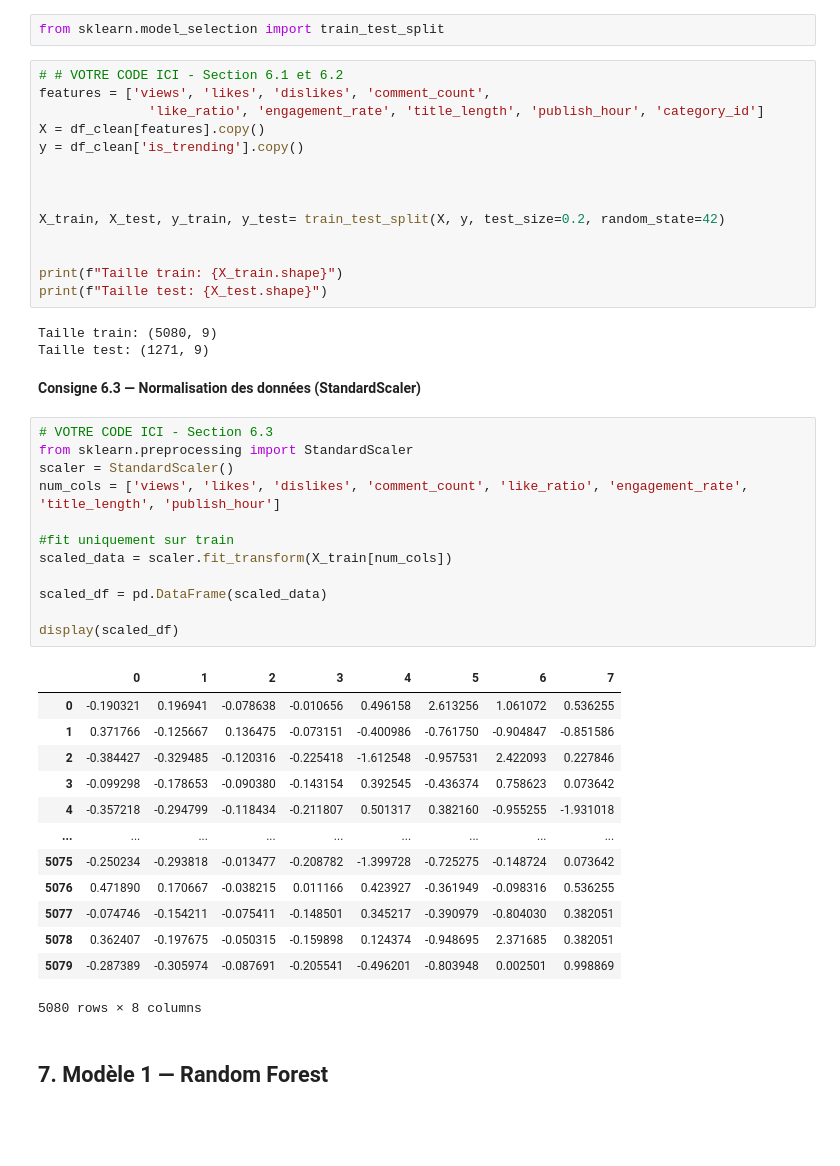
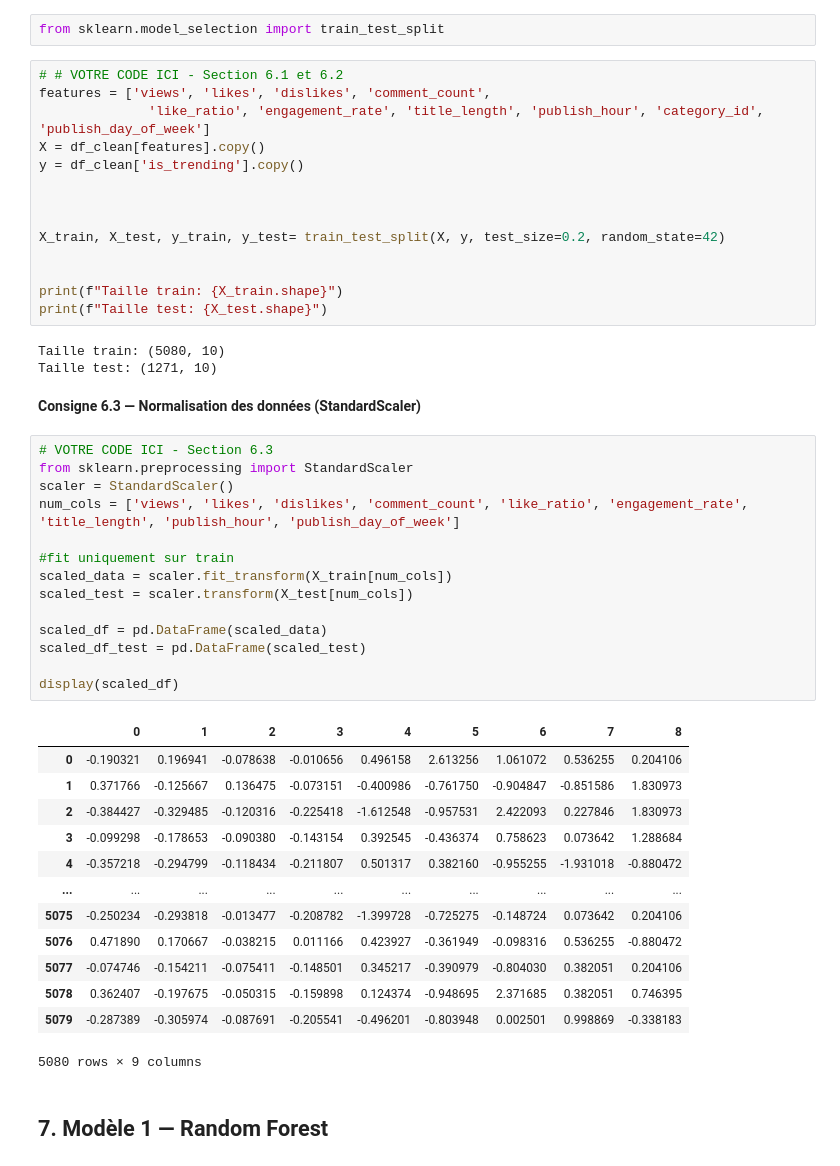
Before and after one commit to 17matb/youtube-trends, a Jupyter notebook: ml_youtube_trends.ipynb, the cells around one changed output. Drawn from its saved outputs; the diff is of its cells as text; blank space fills up the shorter version.

```diff
--- a/ml_youtube_trends.ipynb
+++ b/ml_youtube_trends.ipynb
@@ -452,7 +451,7 @@ from sklearn.model_selection import train_test_split
 # %%
 # # VOTRE CODE ICI - Section 6.1 et 6.2
 features = ['views', 'likes', 'dislikes', 'comment_count',
-              'like_ratio', 'engagement_rate', 'title_length', 'publish_hour', 'category_id']
+              'like_ratio', 'engagement_rate', 'title_length', 'publish_hour', 'category_id', 'publish_day_of_week']
 X = df_clean[features].copy()
 y = df_clean['is_trending'].copy()
 
@@ -464,36 +463,38 @@ X_train, X_test, y_train, y_test= train_test_split(X, y, test_size=0.2, random_s
 print(f"Taille train: {X_train.shape}")
 print(f"Taille test: {X_test.shape}")
 # %% [output]
-Taille train: (5080, 9)
-Taille test: (1271, 9)
+Taille train: (5080, 10)
+Taille test: (1271, 10)
 # %% [markdown]
 **Consigne 6.3 — Normalisation des données (StandardScaler)**
 # %%
 # VOTRE CODE ICI - Section 6.3
 from sklearn.preprocessing import StandardScaler
 scaler = StandardScaler()
-num_cols = ['views', 'likes', 'dislikes', 'comment_count', 'like_ratio', 'engagement_rate', 'title_length', 'publish_hour']
+num_cols = ['views', 'likes', 'dislikes', 'comment_count', 'like_ratio', 'engagement_rate', 'title_length', 'publish_hour', 'publish_day_of_week']
 
 #fit uniquement sur train
 scaled_data = scaler.fit_transform(X_train[num_cols])
+scaled_test = scaler.transform(X_test[num_cols])
 
 scaled_df = pd.DataFrame(scaled_data)
+scaled_df_test = pd.DataFrame(scaled_test)
 
 display(scaled_df)
 # %% [output]
-|  | 0 | 1 | 2 | 3 | 4 | 5 | 6 | 7 |
-| 0 | -0.190321 | 0.196941 | -0.078638 | -0.010656 | 0.496158 | 2.613256 | 1.061072 | 0.536255 |
-| 1 | 0.371766 | -0.125667 | 0.136475 | -0.073151 | -0.400986 | -0.761750 | -0.904847 | -0.851586 |
-| 2 | -0.384427 | -0.329485 | -0.120316 | -0.225418 | -1.612548 | -0.957531 | 2.422093 | 0.227846 |
-| 3 | -0.099298 | -0.178653 | -0.090380 | -0.143154 | 0.392545 | -0.436374 | 0.758623 | 0.073642 |
-| 4 | -0.357218 | -0.294799 | -0.118434 | -0.211807 | 0.501317 | 0.382160 | -0.955255 | -1.931018 |
-| ... | ... | ... | ... | ... | ... | ... | ... | ... |
-| 5075 | -0.250234 | -0.293818 | -0.013477 | -0.208782 | -1.399728 | -0.725275 | -0.148724 | 0.073642 |
-| 5076 | 0.471890 | 0.170667 | -0.038215 | 0.011166 | 0.423927 | -0.361949 | -0.098316 | 0.536255 |
-| 5077 | -0.074746 | -0.154211 | -0.075411 | -0.148501 | 0.345217 | -0.390979 | -0.804030 | 0.382051 |
-| 5078 | 0.362407 | -0.197675 | -0.050315 | -0.159898 | 0.124374 | -0.948695 | 2.371685 | 0.382051 |
-| 5079 | -0.287389 | -0.305974 | -0.087691 | -0.205541 | -0.496201 | -0.803948 | 0.002501 | 0.998869 |
+|  | 0 | 1 | 2 | 3 | 4 | 5 | 6 | 7 | 8 |
+| 0 | -0.190321 | 0.196941 | -0.078638 | -0.010656 | 0.496158 | 2.613256 | 1.061072 | 0.536255 | 0.204106 |
+| 1 | 0.371766 | -0.125667 | 0.136475 | -0.073151 | -0.400986 | -0.761750 | -0.904847 | -0.851586 | 1.830973 |
+| 2 | -0.384427 | -0.329485 | -0.120316 | -0.225418 | -1.612548 | -0.957531 | 2.422093 | 0.227846 | 1.830973 |
+| 3 | -0.099298 | -0.178653 | -0.090380 | -0.143154 | 0.392545 | -0.436374 | 0.758623 | 0.073642 | 1.288684 |
+| 4 | -0.357218 | -0.294799 | -0.118434 | -0.211807 | 0.501317 | 0.382160 | -0.955255 | -1.931018 | -0.880472 |
+| ... | ... | ... | ... | ... | ... | ... | ... | ... | ... |
+| 5075 | -0.250234 | -0.293818 | -0.013477 | -0.208782 | -1.399728 | -0.725275 | -0.148724 | 0.073642 | 0.204106 |
+| 5076 | 0.471890 | 0.170667 | -0.038215 | 0.011166 | 0.423927 | -0.361949 | -0.098316 | 0.536255 | -0.880472 |
+| 5077 | -0.074746 | -0.154211 | -0.075411 | -0.148501 | 0.345217 | -0.390979 | -0.804030 | 0.382051 | 0.204106 |
+| 5078 | 0.362407 | -0.197675 | -0.050315 | -0.159898 | 0.124374 | -0.948695 | 2.371685 | 0.382051 | 0.746395 |
+| 5079 | -0.287389 | -0.305974 | -0.087691 | -0.205541 | -0.496201 | -0.803948 | 0.002501 | 0.998869 | -0.338183 |
-5080 rows × 8 columns
+5080 rows × 9 columns
 # %% [markdown]
 ## 7. Modèle 1 — Random Forest
 # %% [markdown]
```
Also changed, not shown: parts of 11 cells of this notebook, 2 other files.
